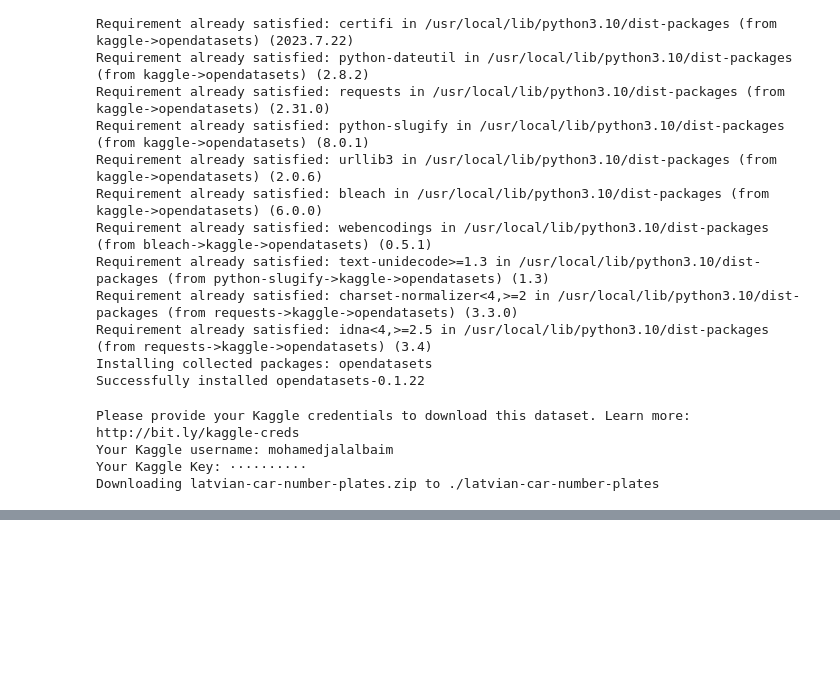
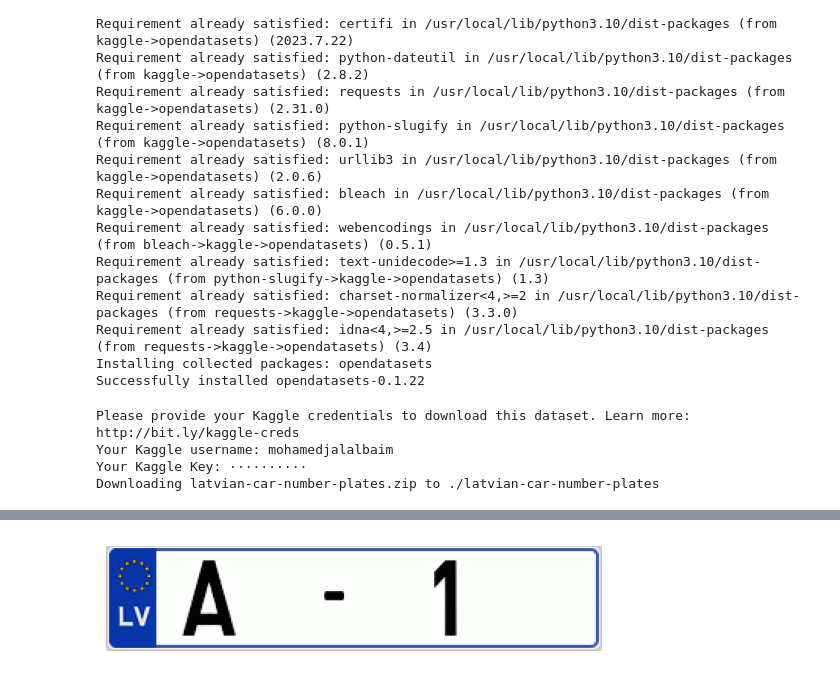
Before and after one commit to Jalalbaim/Number_Plate_Recognition, a Jupyter notebook: NumberPlate_recognition.ipynb, the cells around one changed output, grey strips where cells are left out. Cells and saved outputs as stored; diff of their text form; code cells hidden in the pictures; blank space fills up the shorter version.

```diff
--- a/NumberPlate_recognition.ipynb
+++ b/NumberPlate_recognition.ipynb
@@ -84,0 +42,10 @@ for i in range(10):
+# %%
+# Exploring data
+data = '/content/latvian-car-number-plates/EU-flag/A-1.png'
+img = cv2.imread(data)
+image_rgb = cv2.cvtColor(img, cv2.COLOR_BGR2RGB)
+plt.imshow(image_rgb)
+plt.axis('off')
+plt.show()
+# %% [output]
+[figure, added]
```
Also changed, not shown: parts of 8 cells of this notebook.
